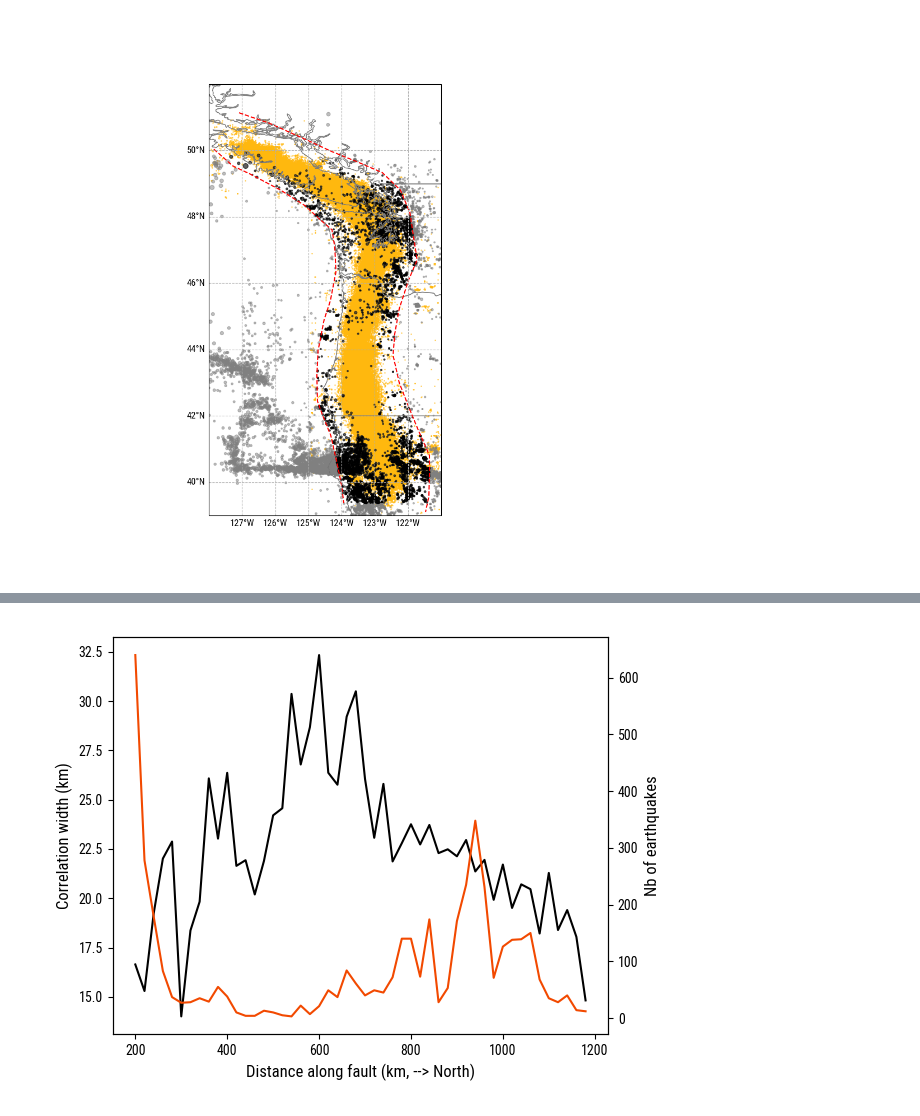
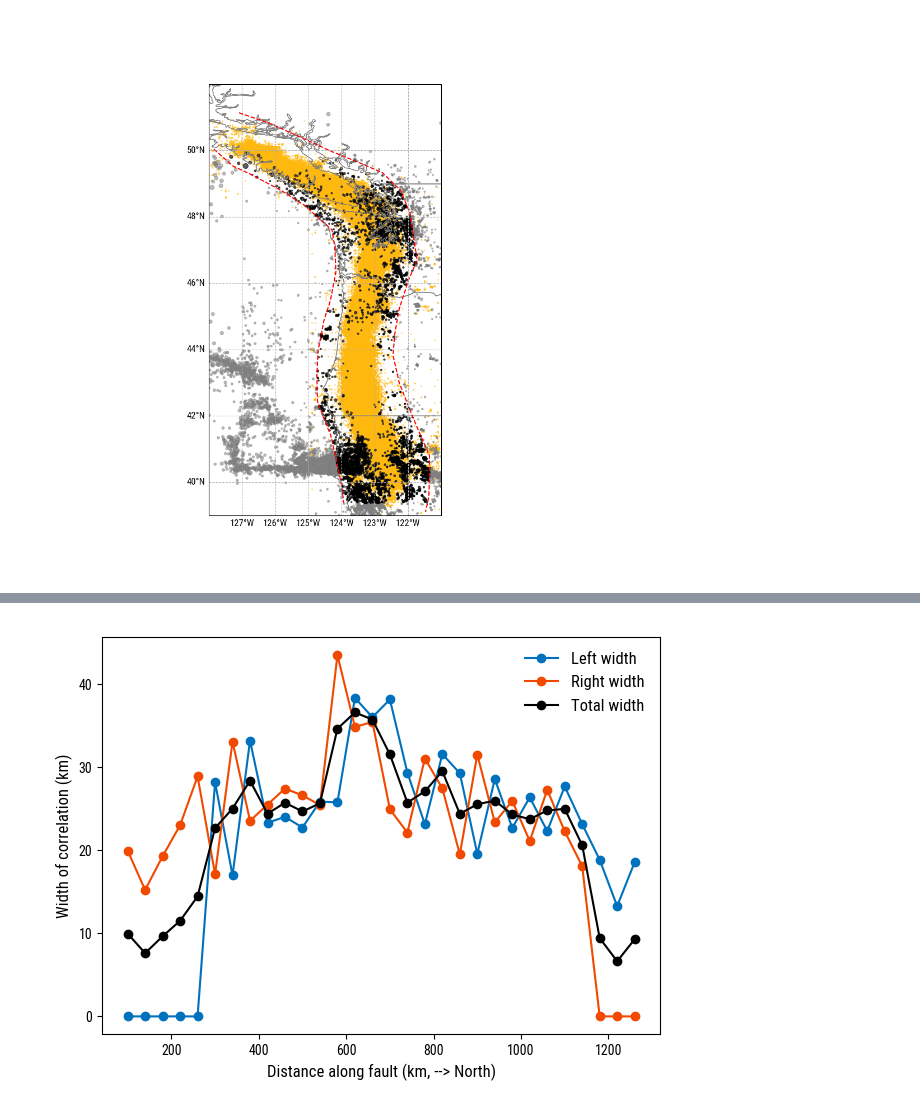
Before and after one commit to gfarge/tremor_v_eq, a Jupyter notebook: cascadia_overview.ipynb, the cells around one changed output, grey strips where cells are left out. Saved outputs shown, nothing was run; the diff lists cells and outputs as text; code cells hidden in the pictures.

```diff
--- a/cascadia_overview.ipynb
+++ b/cascadia_overview.ipynb
@@ -93,7 +92,7 @@ stream = requests.get(url).content
 
 names = ["time", "lat", "lon", "depth", "mag", "magType", "nst", "gap", "dmin", "rms", "net", "id", "updated", "place", "type", "horizontalError", "depthError", "magError", "magNst", "status", "locationSource", "magSource"]
 eq = pd.read_csv(io.StringIO(stream.decode('utf-8')), names=names, skiprows=1)
-eq['date'] = pd.to_datetime(eq['time'])
+eq['date'] = pd.to_datetime(eq.time, format='%Y-%m-%dT%H:%M:%S.%fZ')
 # %% [output]
 https://earthquake.usgs.gov/fdsnws/event/1/query?format=csv&starttime=2009-08-01&endtime=2024-04-04&minlatitude=39&maxlatitude=54&minlongitude=-128&maxlongitude=-121&minmagnitude=1.6&eventtype=earthqu ...
 # %% [markdown]
@@ -735,9 +382,9 @@ Two versions:
 # %%
 # Make the matrix of cross-correlation — Parameters
 # --> Define the spatial bins
-dx_bin = 20  # in km, width of bin
-xmin_bin = 200
-xmax_bin = 1200
+dx_bin = 40  # in km, width of bin
+xmin_bin = 100
+xmax_bin = 1300
 x_bin_edges = np.arange(xmin_bin, xmax_bin + dx_bin, dx_bin)
 
 # --> Parameters for the temporal counts
@@ -745,13 +392,13 @@ delta = 1  # in days, width of the temporal bin to count tremor events
 
 # --> Parameters for the correlation
 norm = True
-no_bias = False
+no_bias = True
 look_both_ways = True  # to add the negative lags to the positive
 
 # --> Minimum speed of communication to consider (affects where we look for maximum lag)
-v_min = 2*dx_bin  # in km/day
+v_min = 3.5  # in km/day
 # %%
-# Make the matrix of cross-correlation — Computation
+# Make the matrix of cross-correlation — Computation (takes time, 30s for bins of 10 km, 1 day, 1000 km wide)
 # --> Make the counts
 count_time = np.arange(0, tremor.day.max()+delta, delta)
 counts = np.zeros((len(x_bin_edges)-1, len(count_time)-1))
@@ -776,8 +423,6 @@ for ii in range(len(x_bin_edges)-1):
                 cc = cc[lag >= 0]
                 lag = lag[lag >= 0]
 
-            in_window = np.abs(lag) <= abs((x_bin_edges[ii+1] + x_bin_edges[ii]) - (x_bin_edges[jj+1] + x_bin_edges[jj]) / 2) / v_min
+            in_window = np.abs(lag) <= abs((x_bin_edges[ii+1] + x_bin_edges[ii])/2 - (x_bin_edges[jj+1] + x_bin_edges[jj])/2) / v_min
             cc_matrix[ii, jj] = cc_matrix[jj, ii] = np.max(cc[in_window])
             lag_matrix[ii, jj] = lag_matrix[jj, ii] = lag[in_window][np.argmax(cc[in_window])]
-            # cc_matrix[ii, jj] = cc_matrix[jj, ii] = np.max(cc)
-            # lag_matrix[ii, jj] = lag_matrix[jj, ii] = lag[np.argmax(cc)]
@@ -893,46 +520,55 @@ plt.show()
 # %%
 # Compute the correlation distances
 left_width = []
 right_width = []
 
+min_fit_points = 5  # minimum number of points to fit the width
+q_cc0 = .3  # quantile of cc_matrix to consider as background, typically .3
+
+
 for ii in range(len(x_bin_edges)-1):
     x0 = x_bin_edges[ii]
 
-    def lorentzian_at_x0(x, gamma, c):
-        c = np.quantile(cc_matrix[ii, :], .10)
+    def lorentzian_at_x0(x, gamma):
+        c = np.quantile(cc_matrix, q_cc0)
         return (1-c) / (1 + (x - x0)**2 / gamma**2) + c
 
-    if ii < 10:
-        popt_right, pcov_right = curve_fit(lorentzian_at_x0, x_bin_edges[ii:-1], cc_matrix[ii, ii:], p0=[50, .05])
+    def exponential_at_x0(x, tau):
+        c = np.quantile(cc_matrix, q_cc0)
+        return (1-c) * np.exp(-abs(x - x0) / tau) + c
+
+    x_left = x_bin_edges[:ii+1]
+    x_right = x_bin_edges[ii:-1]
+
+    cc_left = cc_matrix[ii, :ii+1]
+    cc_right = cc_matrix[ii, ii:]
+
+    if ii < min_fit_points:
+        popt_right, pcov_right = curve_fit(lorentzian_at_x0, x_right, cc_right, p0=[50])
 
         left_width.append(0)
         right_width.append(popt_right[0])
-    elif ii > len(x_bin_edges) - 10:
-        popt_left, pcov_left = curve_fit(lorentzian_at_x0, x_bin_edges[:ii+1], cc_matrix[ii, :ii+1], p0=[50, .05])
+    elif ii > len(x_bin_edges) - min_fit_points:
+        popt_left, pcov_left = curve_fit(lorentzian_at_x0, x_left, cc_left, p0=[50])
 
         left_width.append(popt_left[0])
         right_width.append(0)
     else:
-        popt_left, pcov_left = curve_fit(lorentzian_at_x0, x_bin_edges[:ii+1], cc_matrix[ii, :ii+1], p0=[50, .05])
-        popt_right, pcov_right = curve_fit(lorentzian_at_x0, x_bin_edges[ii:-1], cc_matrix[ii, ii:], p0=[50, .05])
+        popt_left, pcov_left = curve_fit(lorentzian_at_x0, x_left, cc_left, p0=[50])
+        popt_right, pcov_right = curve_fit(lorentzian_at_x0, x_right, cc_right, p0=[50])
 
         left_width.append(popt_left[0])
         right_width.append(popt_right[0])
 
+# Show
 fig, ax = plt.subplots()
 ax.set_xlabel('Distance along fault (km, --> North)')
-ax.set_ylabel('Correlation width (km)')
-# ax.plot(x_bin_edges[:-1], left_width, label='Left width')
-# ax.plot(x_bin_edges[:-1], right_width, label='Right width')
-
-ax.plot(x_bin_edges[:-1], [max(l, r) for l, r in zip(left_width, right_width)], label='Max width', color='k')
-
-ax_ = ax.twinx()
-n_eq_bin = np.histogram(eq_near.xf, bins=x_bin_edges)[0]
-ax_.plot(x_bin_edges[:-1], n_eq_bin, label='Right width', color='C1')
-ax_.set_ylabel('Nb of earthquakes')
-
+ax.set_ylabel('Width of correlation (km)')
+ax.plot(x_bin_edges[:-1], left_width, 'o-', label='Left width')
+ax.plot(x_bin_edges[:-1], right_width, 'o-', label='Right width')
+ax.plot(x_bin_edges[:-1], (np.array(left_width) + np.array(right_width))/2, 'ko-', label='Total width')
+ax.legend()
 plt.tight_layout()
 plt.show()
 # %% [output]
-[figure, old version]
+[figure, new version]
```
Also changed, not shown: parts of 59 cells of this notebook, 11 other files.
